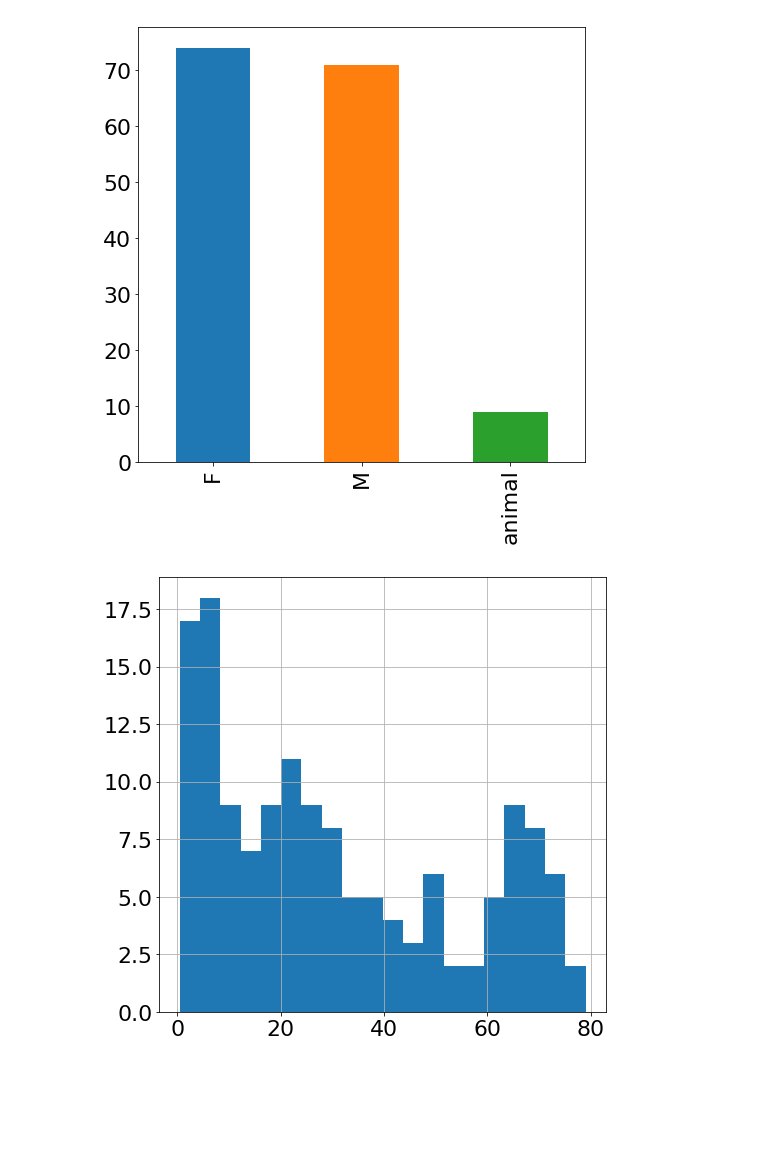
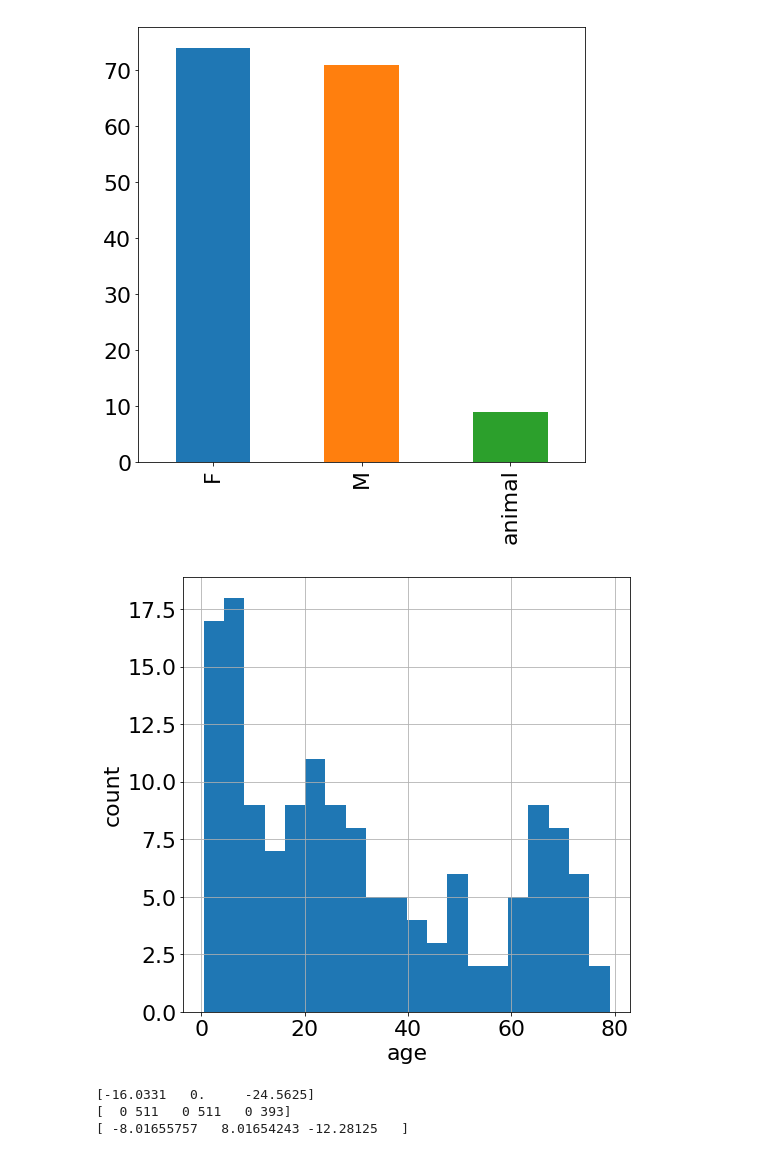
Before and after one commit to noahfields1/seg_regression, a Jupyter notebook: explore_vascular_data.ipynb, the cells around one changed output. Cells and saved outputs as stored; diff of their text form; code cells hidden in the pictures; blank space fills up the shorter version.

Commit message:
images and data notebook

```diff
--- a/explore_vascular_data.ipynb
+++ b/explore_vascular_data.ipynb
@@ -47,6 +47,8 @@ plt.show()
 # %%
 plt.figure(figsize=FIGSIZE)
 data['age'].hist(bins=20)
+plt.xlabel('age')
+plt.ylabel('count')
 plt.show()
 # %% [output]
-[figure, old version]
+[figure, new version]
@@ -52,0 +75,13 @@ plt.show()
+# %%
+origin           = np.array(image_sv.image.GetOrigin())
+extent           = np.array(image_sv.image.GetExtent())
+original_spacing = np.array(image_sv.image.GetSpacing())
+center           = origin+extent[1::2]*original_spacing/2
+
+print(origin)
+print(extent)
+print(center)
+# %% [output]
+[-16.0331   0.     -24.5625]
+[  0 511   0 511   0 393]
+[ -8.01655757   8.01654243 -12.28125   ]
```
Also changed, not shown: parts of 7 cells of this notebook, 3 other files.
